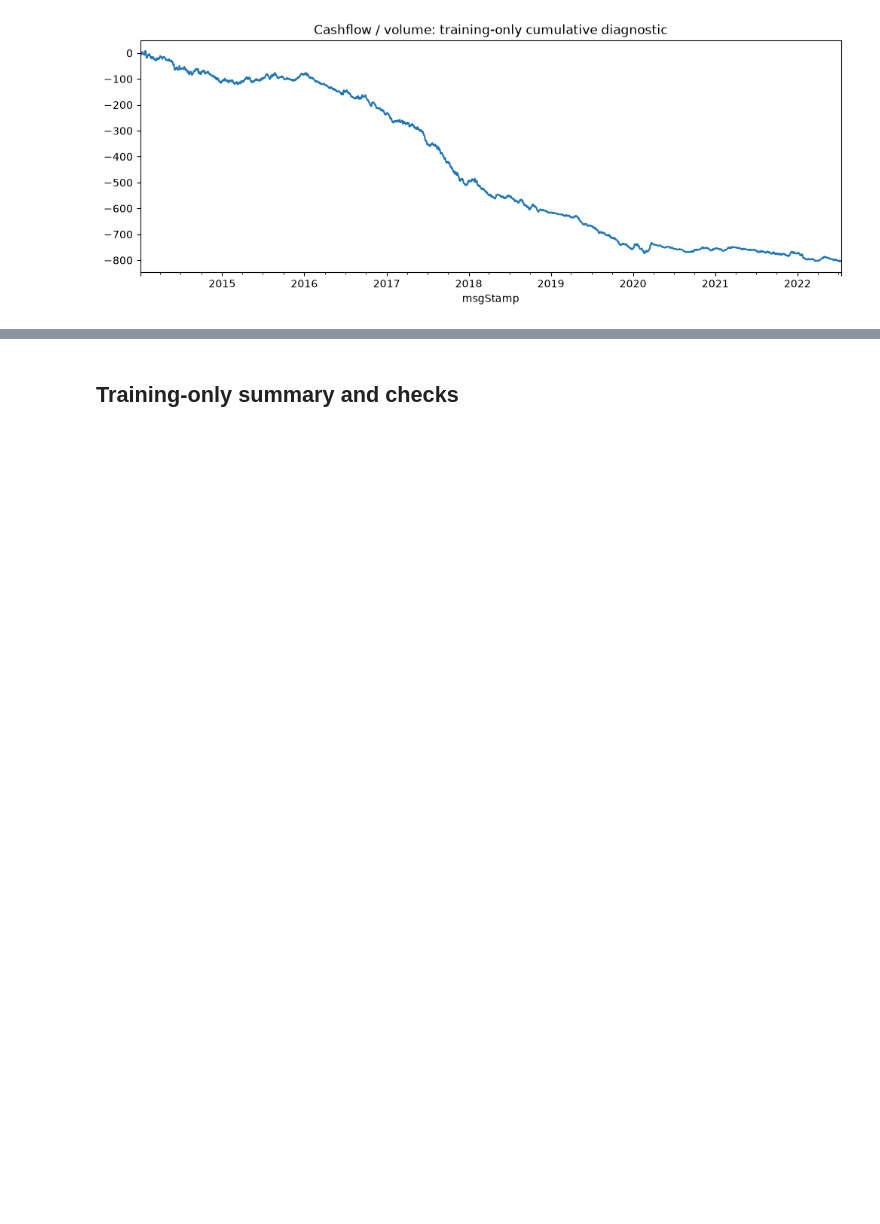
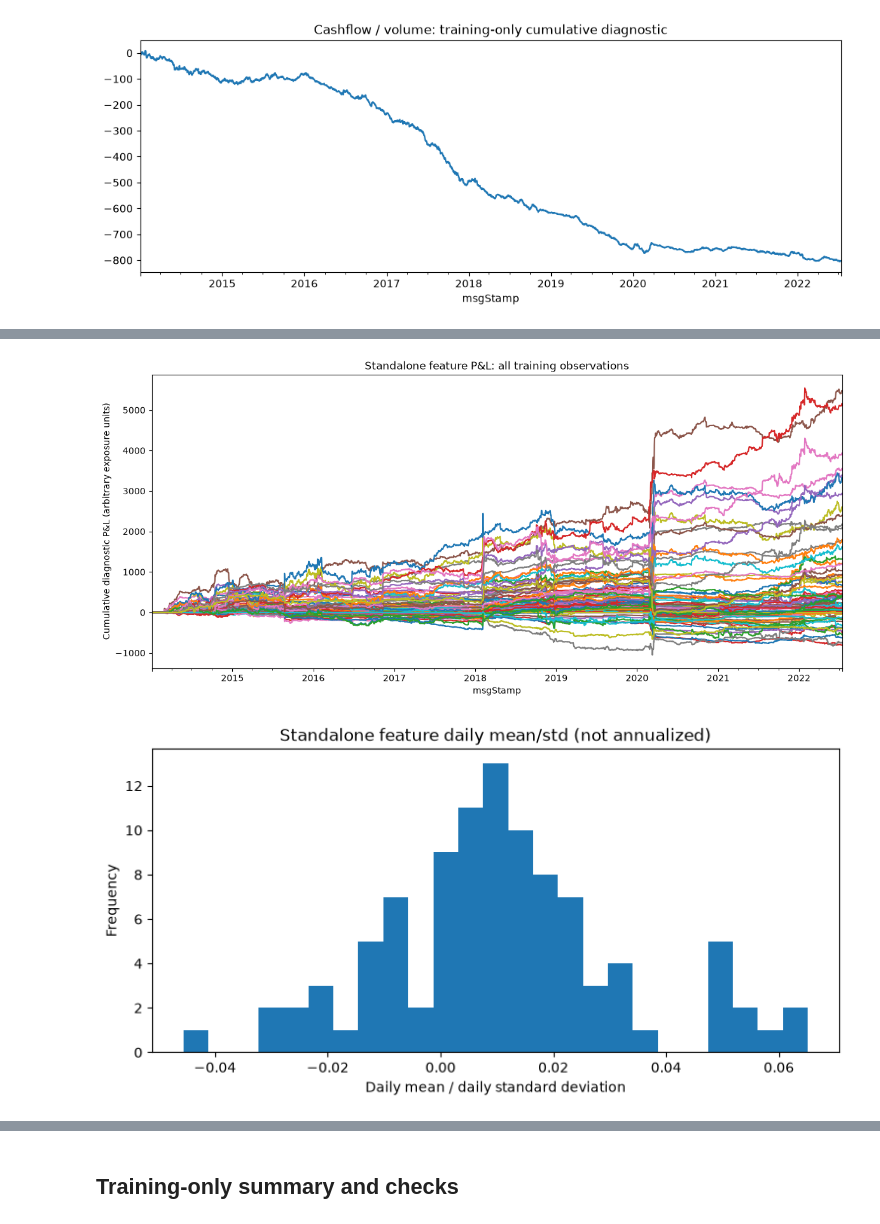
Before and after one commit to ak5ms/th, a Jupyter notebook: notebooks/01_eda.ipynb, the cells around one changed output, grey strips where cells are left out. Saved outputs shown, nothing was run; the diff lists cells and outputs as text; code cells hidden in the pictures; blank space fills up the shorter version.

Commit message:
Store executed standalone-feature and online-lasso notebook sections

```diff
--- a/notebooks/01_eda.ipynb
+++ b/notebooks/01_eda.ipynb
@@ -452,0 +461,23 @@ flow_cumulative = flow_contribution.resample('D').sum().cumsum()
+# %%
+from takehome.features import ts_std, ts_standardize, ts_zscore, sharpe, standalone_pnl
+
+x_cols = df.head(0).filter(like='x').columns
+HL = 288 * 21
+# Equivalent to x.div(ts_std(x, HL)**2), then multiply returns by ROW.
+pnl = standalone_pnl(df[x_cols], df['ret_5m'], hl=HL)
+pnl_daily = pnl.resample('D').sum()
+assert pnl.index.equals(df.index) and pnl.columns.equals(x_cols)
+assert not np.isinf(pnl.to_numpy()).any()
+pnl_daily.cumsum().plot(figsize=(14, 6), legend=False,
+                       title='Standalone feature P&L: all training observations')
+plt.ylabel('Cumulative diagnostic P&L (arbitrary exposure units)')
+plt.show()
+plt.close('all')
+pnl_daily.pipe(sharpe).plot.hist(bins=25, figsize=(9, 4),
+                               title='Standalone feature daily mean/std (not annualized)')
+plt.xlabel('Daily mean / daily standard deviation')
+plt.show()
+plt.close('all')
+# %% [output]
+[figure, added]
+[figure, added]
```
Also changed, not shown: parts of 11 cells of this notebook, 2 other files.
